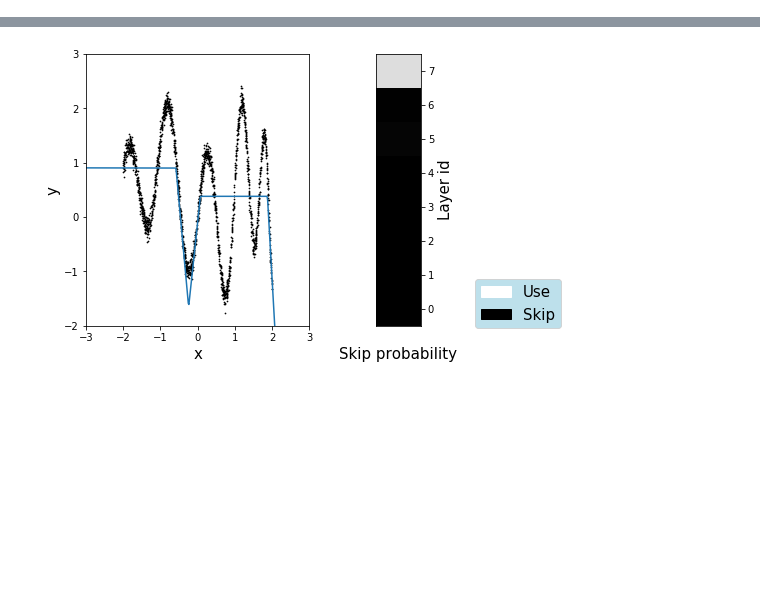
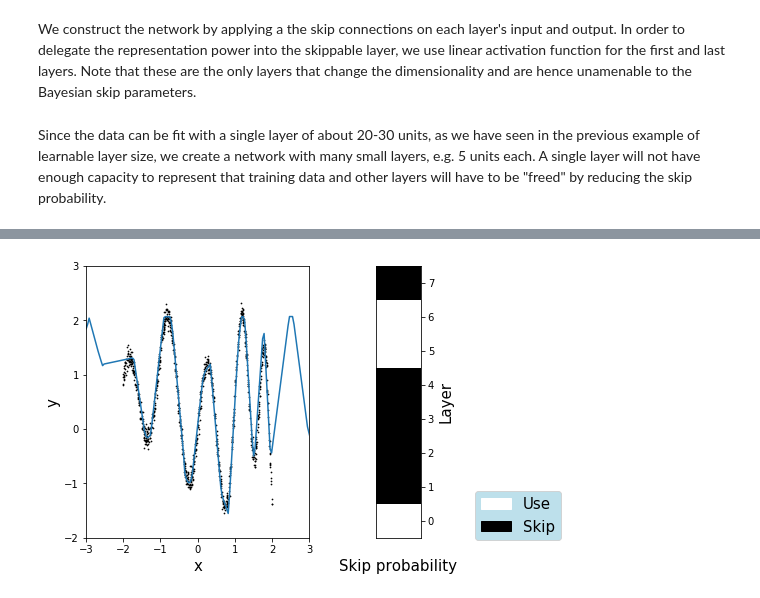
Before and after one commit to gdikov/bayesian-architecture-learning, a Jupyter notebook: examples/network_depth_toy.ipynb, the cells around one changed output, grey strips where cells are left out. Drawn from its saved outputs; the diff is of its cells as text; code cells hidden in the pictures; blank space fills up the shorter version.

Commit message:
polish the adaptive depth notebook

```diff
--- a/examples/network_depth_toy.ipynb
+++ b/examples/network_depth_toy.ipynb
@@ -16,2 +44,4 @@ from utils import animate_skipped_layers
+# %% [markdown]
+We construct the network by applying a the skip connections on each layer's input and output. In order to delegate the representation power into the skippable layer, we use linear activation function for the first and last layers. Note that these are the only layers that change the dimensionality and are hence unamenable to the Bayesian skip parameters.
 # %%
 class AdaptiveNet(nn.Module):
@@ -66,12 +95,3 @@ def run_step(xs_t, ys_t, opt, net, kl_scale=1.0):
                        for l in net.bayesian_layers]
     }
     return stats
-# %%
-domain = (-2.0, 2.0)
-xs, ys = data.generate_1d_regression(
-    n_points=2000,
-    domain=domain,
-    noise_std=0.1,
-    seed=7
-)
-xs_test = np.linspace(-4.0, 4.0, 500).reshape(-1, 1)
@@ -78,23 +101,27 @@ xs_test = np.linspace(-4.0, 4.0, 500).reshape(-1, 1)
+# %% [markdown]
+Since the data can be fit with a single layer of about 20-30 units, as we have seen in the previous example of learnable layer size, we create a network with many small layers, e.g. 5 units each. A single layer will not have enough capacity to represent that training data and other layers will have to be "freed" by reducing the skip probability.
 # %%
 MAX_SIZE = 5
 MAX_LAYERS = 10
-xs_t = torch.as_tensor(xs, dtype=torch.float32)
-ys_t = torch.as_tensor(ys, dtype=torch.float32)
-xs_test_t = torch.as_tensor(xs_test, dtype=torch.float32)
+PRIOR_SKIP_PROB = 0.99
+
 net = AdaptiveNet(
     in_features=1,
     h_size=MAX_SIZE,
     out_features=1,
-    n_layers=MAX_LAYERS
+    n_layers=MAX_LAYERS,
+    prior_skip_prob=PRIOR_SKIP_PROB,
+    likelihood_scale=noise_std
 )
-opt = optim.Adam(net.parameters(), lr=2e-4)
+
+opt = optim.Adam(net.parameters(), lr=3e-3)
 # %%
-n_epochs = 120000
-batch_size = 2000
+n_epochs = 30000
+batch_size = 1000
 pbar = tqdm.tqdm(range(n_epochs))
 train_history = {"skip_probs": [], "preds": []}
 for i in pbar:
-    for j, (x_t, y_t) in enumerate(data.batch_generator(xs_t, ys_t, batch_size, shuffle=True)):
+    for j, (x_t, y_t) in enumerate(utils.batch_generator(xs_t, ys_t, batch_size, shuffle=True)):
         kl_scale = geometric_discount(len(xs_t) // batch_size, j+1)
         stats = run_step(x_t, y_t, opt, net, kl_scale)
     if i % 300 == 0:
@@ -104,18 +131,18 @@ for i in pbar:
         )
         train_history["skip_probs"].append(stats["skip_probs"])
         train_history["preds"].append(net(xs_test_t).detach().numpy().squeeze())
-
-for k, v in train_history.items():
-    train_history[k] = np.asarray(v)
 # %%
-ani = animate_skipped_layers(
+for k, v in train_history.items():
+    train_history[k] = np.asarray(v)
+
+ani = utils.animate_skipped_layers(
     data=(xs, ys),
     predictions=(xs_test, train_history["preds"]),
     layer_stats=train_history["skip_probs"],
     max_size=MAX_SIZE,
-    output_path="../animation"
+    output_path="../network_depth.mp4"
 )
 HTML(ani.to_html5_video())
 # %% [output]
 [interactive output not drawn]
-[figure, old version]
+[figure, new version]
```
Also changed, not shown: parts of 7 cells of this notebook.
